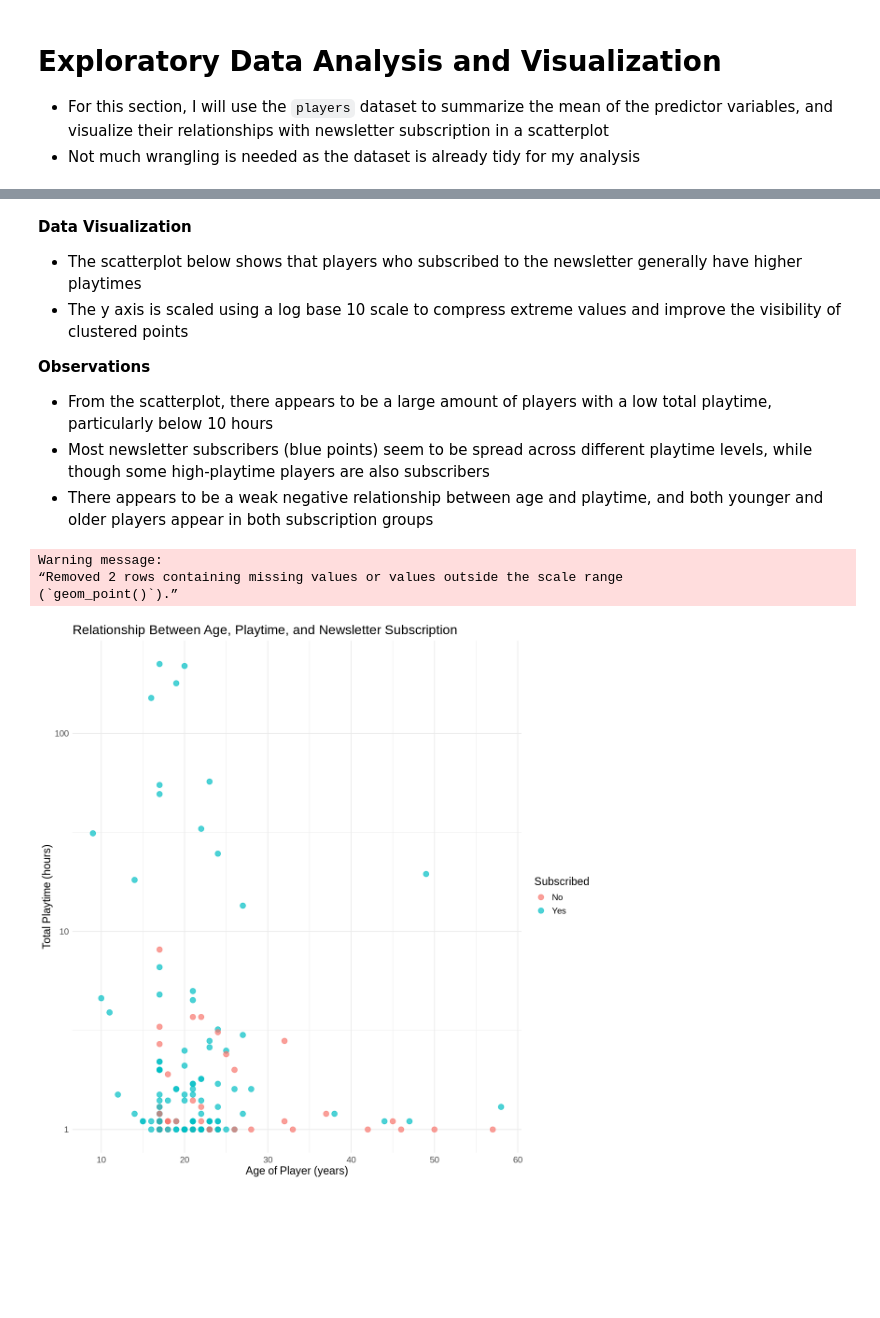
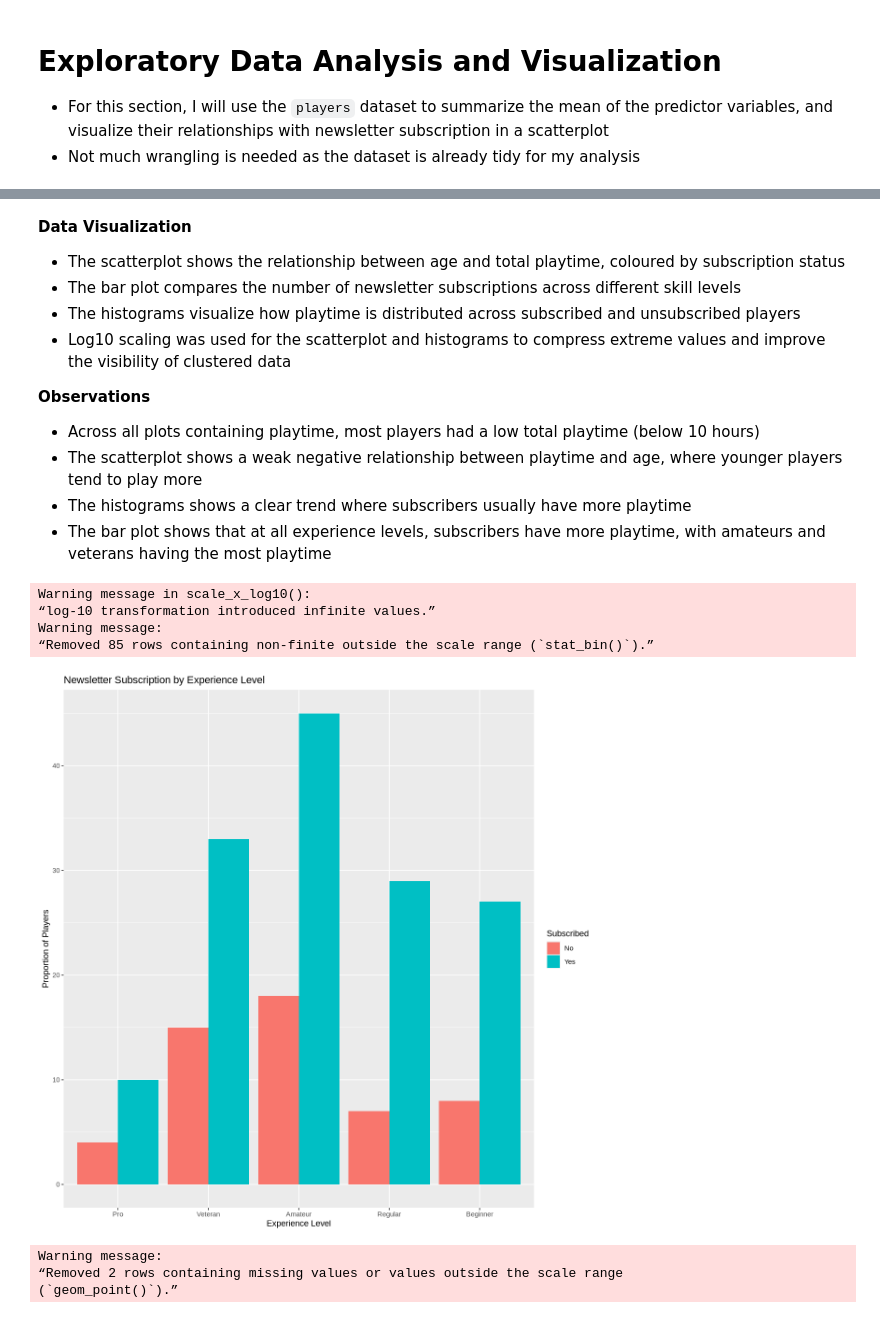
Before and after one commit to FunkyMonkey245/dsci_project_planning_individual, a Jupyter notebook: project_planning_final.ipynb, the cells around one changed output, grey strips where cells are left out. Saved outputs shown, nothing was run; the diff lists cells and outputs as text; code cells hidden in the pictures; blank space fills up the shorter version.

```diff
--- a/project_planning_final.ipynb
+++ b/project_planning_final.ipynb
@@ -130,31 +125,52 @@ A tibble: 1 × 2
 # %% [markdown]
 **Data Visualization**
-- The scatterplot below shows that players who subscribed to the newsletter generally have higher playtimes
-- The y axis is scaled using a log base 10 scale to compress extreme values and improve the visibility of clustered points
+- The scatterplot shows the relationship between age and total playtime, coloured by subscription status
+- The bar plot compares the number of newsletter subscriptions across different skill levels
+- The histograms visualize how playtime is distributed across subscribed and unsubscribed players
+- Log10 scaling was used for the scatterplot and histograms to compress extreme values and improve the visibility of clustered data
 
 **Observations**
-- From the scatterplot, there appears to be a large amount of players with a low total playtime, particularly below 10 hours
-- Most newsletter subscribers (blue points) seem to be spread across different playtime levels, while though some high-playtime players are also subscribers
-- There appears to be a weak negative relationship between age and playtime, and both younger and older players appear in both subscription groups
+- Across all plots containing playtime, most players had a low total playtime (below 10 hours)
+- The scatterplot shows a weak negative relationship between playtime and age, where younger players tend to play more
+- The histograms shows a clear trend where subscribers usually have more playtime
+- The bar plot shows that at all experience levels, subscribers have more playtime, with amateurs and veterans having the most playtime
 # %%
-# Scatterplot visualizing the relationship between the predictors and newsletter subscription
+# Plot visualizations showing the relationships between multiple variables in the players dataset
 
 options(repr.plot.width = 10, repr.plot.height = 10)
 
 players <- players |>
-  mutate(subscribe = as_factor(subscribe), subscribe = fct_recode(subscribe, "Yes" = "TRUE", "No" = "FALSE"))
+  mutate(subscribe = as_factor(subscribe), subscribe = fct_recode(subscribe, "Yes" = "TRUE", "No" = "FALSE"), experience = as_factor(experience))
 
 players_plot <- ggplot(players, aes(x = Age, y = played_hours + 1, color = subscribe)) +
   geom_point(alpha = 0.7, size = 3) +
   scale_y_log10() +
   labs(x = "Age of Player (years)", y = "Total Playtime (hours)", color = "Subscribed") +
   ggtitle("Relationship Between Age, Playtime, and Newsletter Subscription") +
   theme_minimal() +
   theme(text = element_text(size = 14))
 
+
+players_barplot <- ggplot(players, aes(x = experience, fill = subscribe)) +
+  geom_bar(position = "dodge") +
+  labs(title = "Newsletter Subscription by Experience Level", x = "Experience Level", y = "Proportion of Players", fill = "Subscribed")
+
+players_histogram <- ggplot(players, aes(x = played_hours, fill = subscribe)) +
+  geom_histogram(bins = 20, alpha = 0.7, position = "identity") +
+  facet_grid(rows = vars(subscribe)) +
+  scale_x_log10() +
+  labs(title = "Distribution of Total Playtime by Subscription Status", x = "Total Playtime (hours)", y = "Number of Players", fill = "Subscribed") +
+  theme_minimal(base_size = 14)
+
+players_barplot
+players_histogram
 players_plot
 # %% [output]
+Warning message in scale_x_log10():
+“log-10 transformation introduced infinite values.”
 Warning message:
-“Removed 2 rows containing missing values or values outside the scale range
-(`geom_point()`).”
+“Removed 85 rows containing non-finite outside the scale range (`stat_bin()`).”
-[figure, old version]
+[figure, new version]
+Warning message:
+“Removed 2 rows containing missing values or values outside the scale range
+(`geom_point()`).”
```
Also changed, not shown: parts of 8 cells of this notebook.
